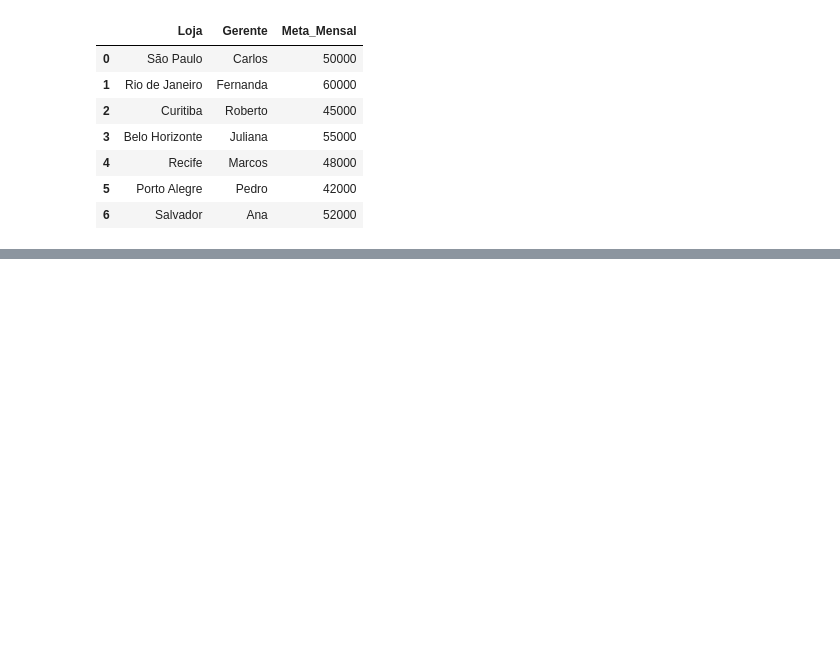
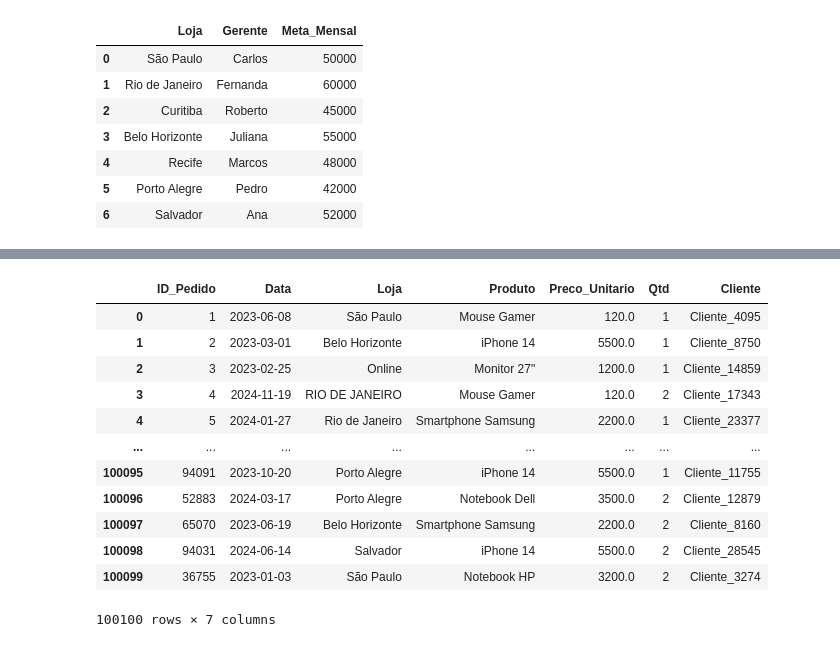
Before and after one commit to ycxs12/projeto-etl-hashtag-estudo, a Jupyter notebook: Projeto ETL.ipynb, the cells around one changed output, grey strips where cells are left out. Drawn from its saved outputs; the diff is of its cells as text; code cells hidden in the pictures; blank space fills up the shorter version.

Commit message:
Tratamento de dados

```diff
--- a/Projeto ETL.ipynb
+++ b/Projeto ETL.ipynb
@@ -121,3 +121,19 @@ None
 | 50% | 50004.500000 | 1200.000000 | 1.000000 |
 | 75% | 75002.250000 | 3200.000000 | 1.000000 |
 | max | 100000.000000 | 5500.000000 | 10.000000 |
+# %%
+# tratamento de dados
+display(df_vendas['Loja'])
+display(df_vendas[['Loja','Cliente']])
+#colunas
+df_analise = df_vendas.drop(columns=['Data_Base'])
+#nulos
+# df_analise = df_analise.dropna() # EXCLUIR TODAS AS LINHAS COM VALORES NULOS E VAZIOS
+df_analise['Loja'] = df_analise['Loja'].fillna('Online') # SUBSTITUIR VALORES NULOS E VAZIOS
+#tipos de dados
+df_analise['Data'] = pd.to_datetime(df_analise['Data'], format='%Y-%m-%d')
+#padronização
+df_analise['Loja'] = df_analise['Loja'].str.strip()
+df_analise['Loja'] = df_analise['Loja'].str.title()
+#Duplicatas
+df_analise = df_analise.drop_duplicates(subset=['ID_Pedido'])
@@ -123,0 +166,16 @@ None
+# %%
+display(df_analise)
+# %% [output]
+|  | ID_Pedido | Data | Loja | Produto | Preco_Unitario | Qtd | Cliente |
+| 0 | 1 | 2023-06-08 | São Paulo | Mouse Gamer | 120.0 | 1 | Cliente_4095 |
+| 1 | 2 | 2023-03-01 | Belo Horizonte | iPhone 14 | 5500.0 | 1 | Cliente_8750 |
+| 2 | 3 | 2023-02-25 | Online | Monitor 27" | 1200.0 | 1 | Cliente_14859 |
+| 3 | 4 | 2024-11-19 | RIO DE JANEIRO | Mouse Gamer | 120.0 | 2 | Cliente_17343 |
+| 4 | 5 | 2024-01-27 | Rio de Janeiro | Smartphone Samsung | 2200.0 | 1 | Cliente_23377 |
+| ... | ... | ... | ... | ... | ... | ... | ... |
+| 100095 | 94091 | 2023-10-20 | Porto Alegre | iPhone 14 | 5500.0 | 1 | Cliente_11755 |
+| 100096 | 52883 | 2024-03-17 | Porto Alegre | Notebook Dell | 3500.0 | 2 | Cliente_12879 |
+| 100097 | 65070 | 2023-06-19 | Belo Horizonte | Smartphone Samsung | 2200.0 | 2 | Cliente_8160 |
+| 100098 | 94031 | 2024-06-14 | Salvador | iPhone 14 | 5500.0 | 2 | Cliente_28545 |
+| 100099 | 36755 | 2023-01-03 | São Paulo | Notebook HP | 3200.0 | 2 | Cliente_3274 |
+100100 rows × 7 columns
```
Also changed, not shown: parts of 2 cells of this notebook.
